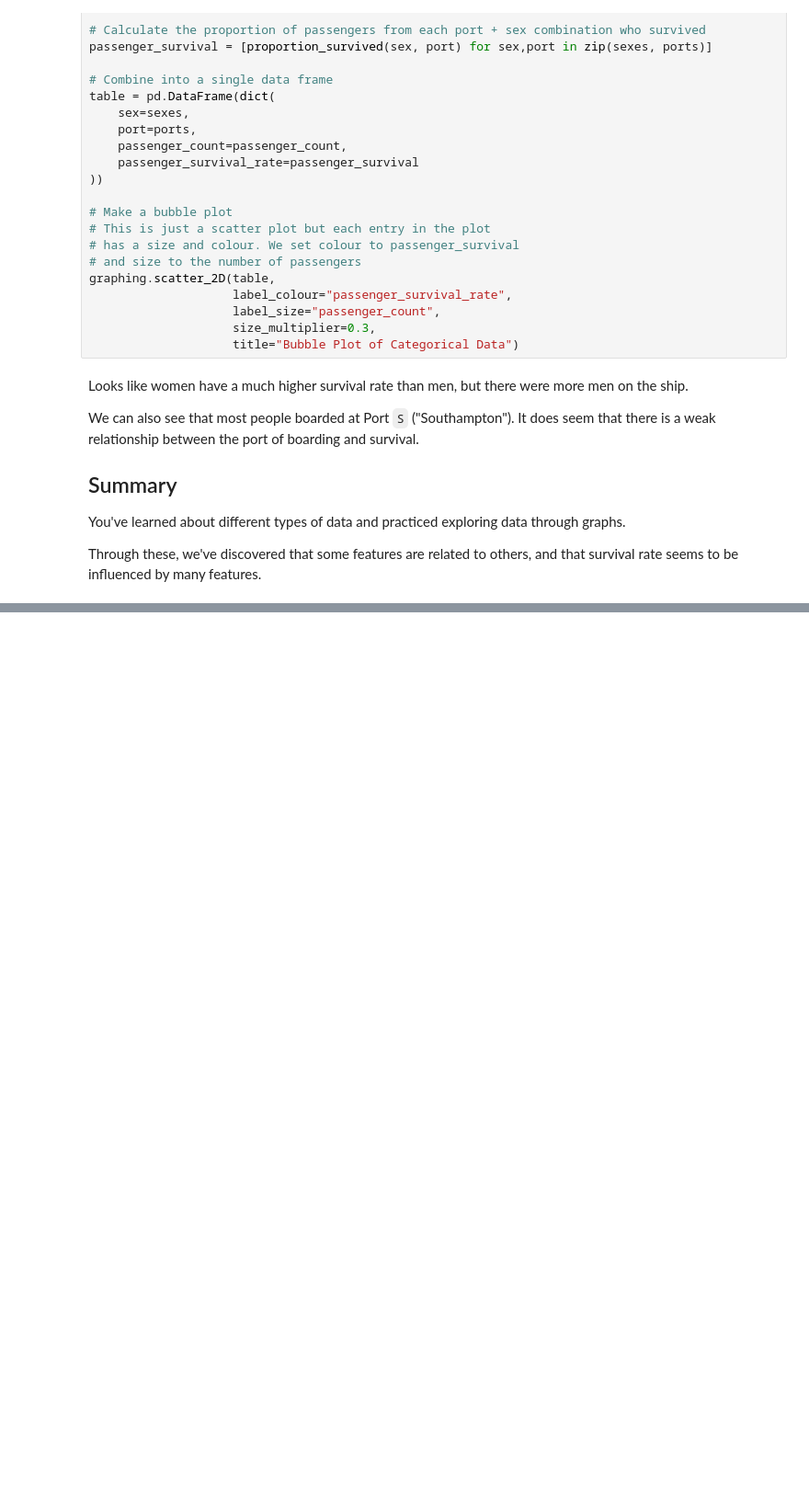
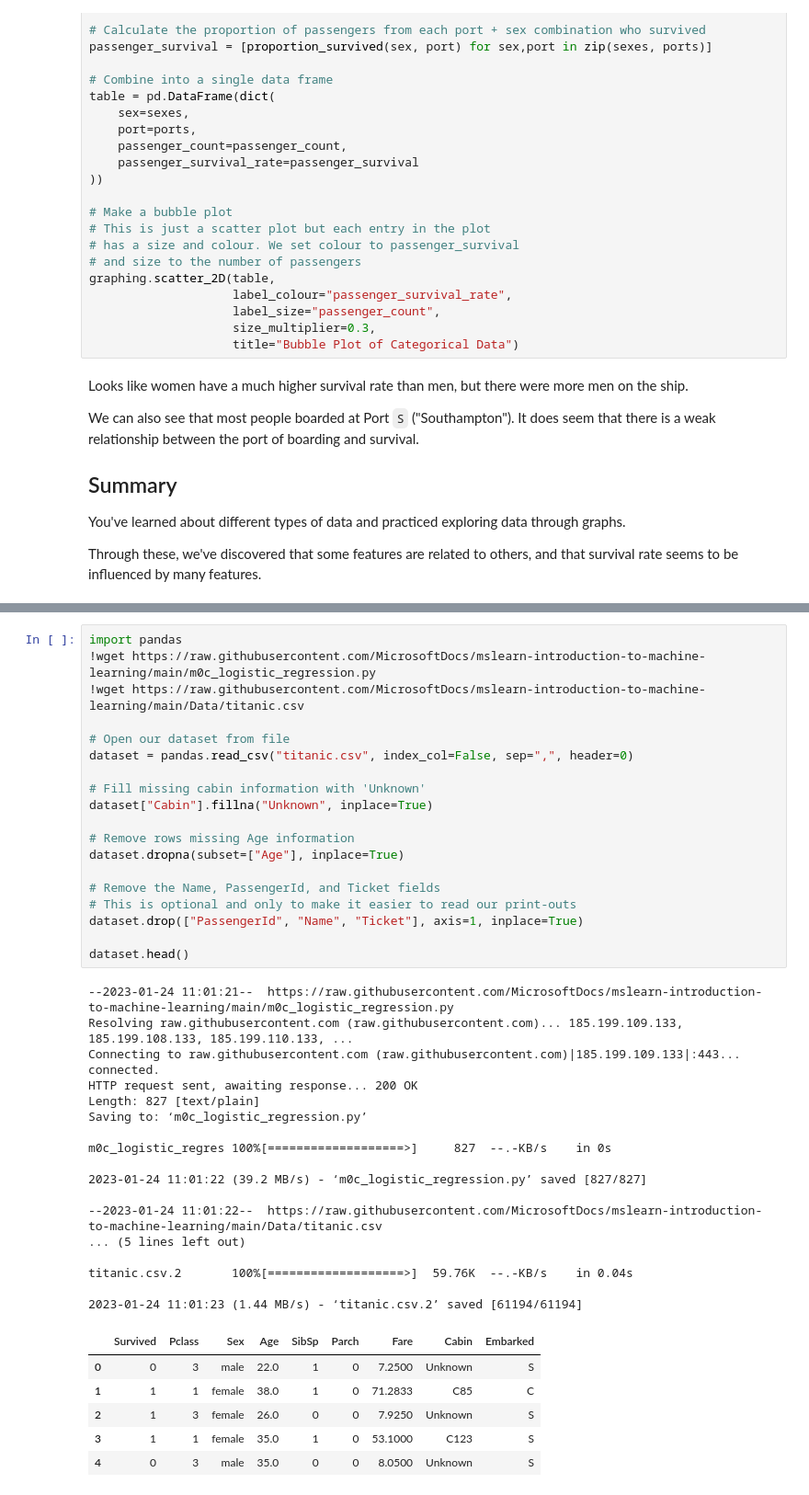
Before and after one commit to fitditcorp4/dp100_MS_Azure_DataScientist, a Jupyter notebook: Working_with_missing_data.ipynb, the cells around one changed output, grey strips where cells are left out. Shown at 92% size. Drawn from its saved outputs; the diff is of its cells as text; blank space fills up the shorter version.

```diff
--- a/Working_with_missing_data.ipynb
+++ b/Working_with_missing_data.ipynb
@@ -516,0 +527,43 @@ Through these, we've discovered that some features are related to others, and th
+# %%
+import pandas
+!wget https://raw.githubusercontent.com/MicrosoftDocs/mslearn-introduction-to-machine-learning/main/m0c_logistic_regression.py
+!wget https://raw.githubusercontent.com/MicrosoftDocs/mslearn-introduction-to-machine-learning/main/Data/titanic.csv
+
+# Open our dataset from file
+dataset = pandas.read_csv("titanic.csv", index_col=False, sep=",", header=0)
+
+# Fill missing cabin information with 'Unknown'
+dataset["Cabin"].fillna("Unknown", inplace=True)
+
+# Remove rows missing Age information
+dataset.dropna(subset=["Age"], inplace=True)
+
+# Remove the Name, PassengerId, and Ticket fields
+# This is optional and only to make it easier to read our print-outs
+dataset.drop(["PassengerId", "Name", "Ticket"], axis=1, inplace=True)
+
+dataset.head()
+# %% [output]
+--2023-01-24 11:01:21--  https://raw.githubusercontent.com/MicrosoftDocs/mslearn-introduction-to-machine-learning/main/m0c_logistic_regression.py
+Resolving raw.githubusercontent.com (raw.githubusercontent.com)... 185.199.109.133, 185.199.108.133, 185.199.110.133, ...
+Connecting to raw.githubusercontent.com (raw.githubusercontent.com)|185.199.109.133|:443... connected.
+HTTP request sent, awaiting response... 200 OK
+Length: 827 [text/plain]
+Saving to: ‘m0c_logistic_regression.py’
+
+m0c_logistic_regres 100%[===================>]     827  --.-KB/s    in 0s
+
+2023-01-24 11:01:22 (39.2 MB/s) - ‘m0c_logistic_regression.py’ saved [827/827]
+
+--2023-01-24 11:01:22--  https://raw.githubusercontent.com/MicrosoftDocs/mslearn-introduction-to-machine-learning/main/Data/titanic.csv
+... (5 lines left out)
+
+titanic.csv.2       100%[===================>]  59.76K  --.-KB/s    in 0.04s
+
+2023-01-24 11:01:23 (1.44 MB/s) - ‘titanic.csv.2’ saved [61194/61194]
+|  | Survived | Pclass | Sex | Age | SibSp | Parch | Fare | Cabin | Embarked |
+| 0 | 0 | 3 | male | 22.0 | 1 | 0 | 7.2500 | Unknown | S |
+| 1 | 1 | 1 | female | 38.0 | 1 | 0 | 71.2833 | C85 | C |
+| 2 | 1 | 3 | female | 26.0 | 0 | 0 | 7.9250 | Unknown | S |
+| 3 | 1 | 1 | female | 35.0 | 1 | 0 | 53.1000 | C123 | S |
+| 4 | 0 | 3 | male | 35.0 | 0 | 0 | 8.0500 | Unknown | S |
```
Also changed, not shown: parts of 16 cells of this notebook, 2 other files.
